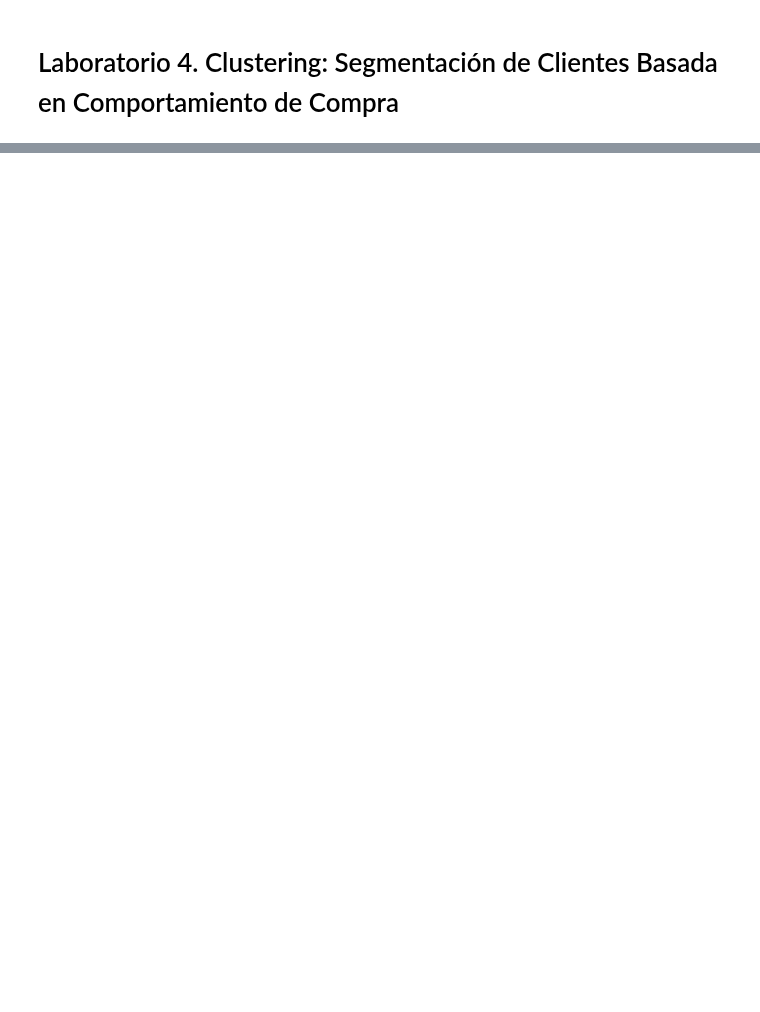
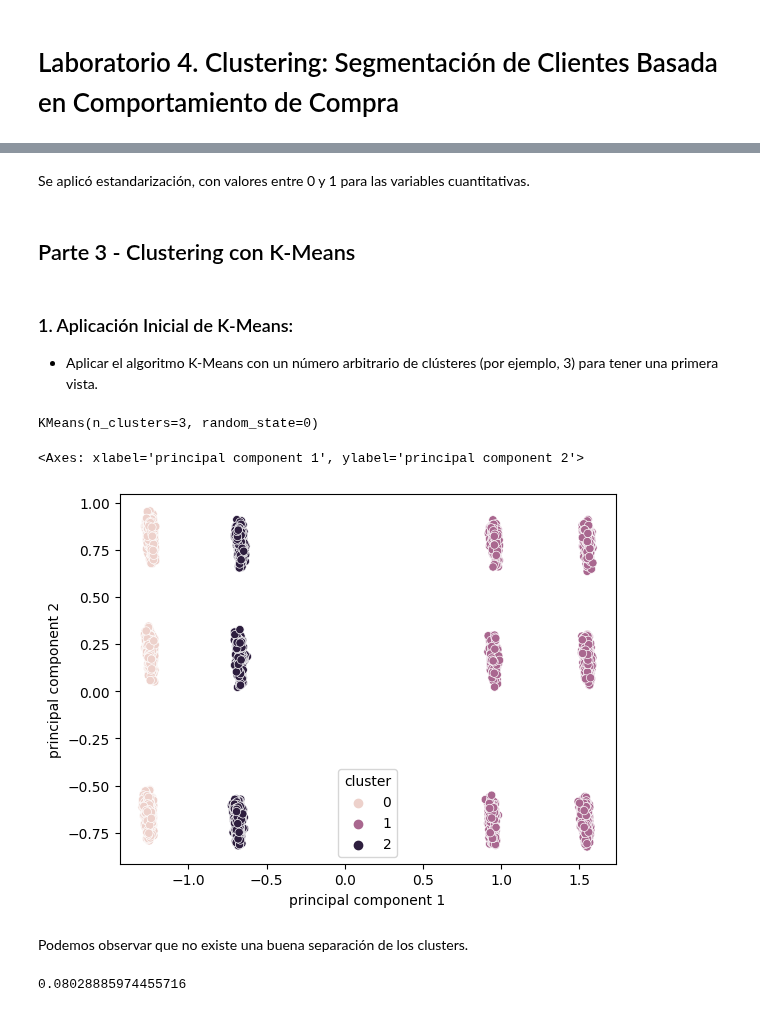
Before and after one commit to Diego2250/HT4-MD, a Jupyter notebook: HD4.ipynb, the cells around one changed output, grey strips where cells are left out. Drawn from its saved outputs; the diff is of its cells as text; code cells hidden in the pictures; blank space fills up the shorter version.

Commit message:
Parte 1, 2, y 3.
Co-Authored-By: Diego Morales <77738746+Diego2250@users.noreply.github.com>

```diff
--- a/HD4.ipynb
+++ b/HD4.ipynb
@@ -34,0 +135,4 @@ profile
+# %%
+# para todos los datos tipo object, usar one hot encoding.
+df = pd.get_dummies(df)
+df.columns
@@ -34,0 +151,9 @@ profile
+# %%
+# para todos los nombres de columna:
+df.columns = df.columns.str.replace(' ', '_')
+df.columns = df.columns.str.replace('(', '')
+df.columns = df.columns.str.replace(')', '')
+df.columns = df.columns.str.replace('-', '')
+
+# convertir a minusculas
+df.columns = df.columns.str.lower()
@@ -34,0 +179,8 @@ profile
+# %%
+# para las columnas: 'age', 'purchase_amount_usd', 'review_rating', 'previous_purchases'. Aplicar normalización o estandarización.
+
+from sklearn.preprocessing import MinMaxScaler
+
+scaler = MinMaxScaler()
+df[['age', 'purchase_amount_usd', 'review_rating', 'previous_purchases']] = scaler.fit_transform(df[['age', 'purchase_amount_usd', 'review_rating', 'previous_purchases']])
+df.head()
@@ -34,0 +195,7 @@ profile
+# %% [markdown]
+Se aplicó estandarización, con valores entre 0 y 1 para las variables cuantitativas.
+# %% [markdown]
+## Parte 3 - Clustering con K-Means
+# %% [markdown]
+### 1.  Aplicación Inicial de K-Means:
+- Aplicar el algoritmo K-Means con un número arbitrario de clústeres (por ejemplo, 3) para tener una primera vista.
@@ -34,0 +204,28 @@ profile
+# %%
+kmeans = KMeans(n_clusters=3, random_state=0).fit(df)
+kmeans.fit(df)
+# %% [output]
+KMeans(n_clusters=3, random_state=0)
+# %%
+# visualizar los clusters (ploteo) usando PCA
+from sklearn.decomposition import PCA
+
+pca = PCA(n_components=2)
+principalComponents = pca.fit_transform(df)
+principalDf = pd.DataFrame(data = principalComponents, columns = ['principal component 1', 'principal component 2'])
+
+principalDf['cluster'] = kmeans.labels_
+
+sns.scatterplot(data=principalDf, x='principal component 1', y='principal component 2', hue='cluster')
+# %% [output]
+<Axes: xlabel='principal component 1', ylabel='principal component 2'>
+[figure, added]
+# %% [markdown]
+Podemos observar que no existe una buena separación de los clusters.
+# %%
+# evaluar usando método de silhouette
+from sklearn.metrics import silhouette_score
+
+silhouette_score(df, kmeans.labels_)
+# %% [output]
+0.08028885974455716
```
Also changed, not shown: parts of 26 cells of this notebook.
